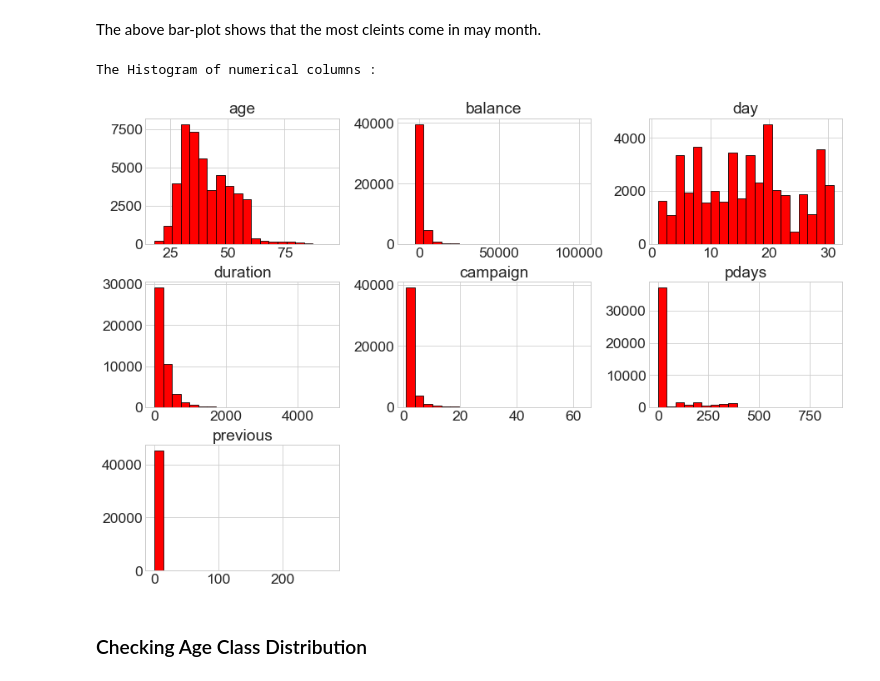
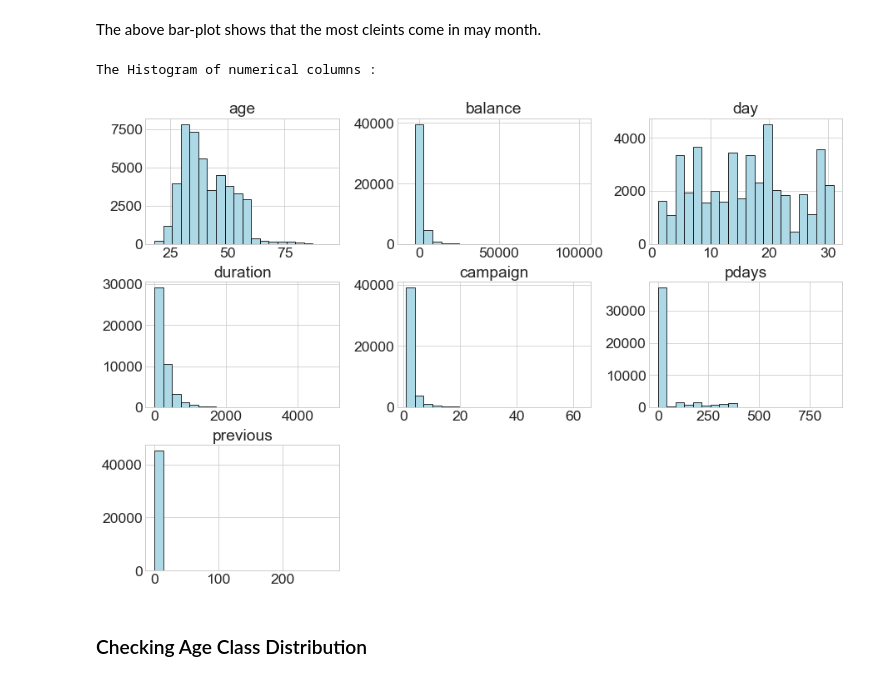
Before and after one commit to aditya230302/Bank-Full-EDA, a Jupyter notebook: bank123456789.ipynb, the cells around one changed output. Cells and saved outputs as stored; diff of their text form; code cells hidden in the pictures.

Commit message:
Updated Graph

```diff
--- a/bank123456789.ipynb
+++ b/bank123456789.ipynb
@@ -417,13 +421,13 @@ The above bar-plot shows that the most cleints come in may month.
 # %%
 print("")
 print("The Histogram of numerical columns : ")
 plt.style.use('seaborn-whitegrid')
 
-data.hist(bins=20, figsize=(15,10), color='red',edgecolor='black')
+data.hist(bins=20, figsize=(15,10), color='lightblue',edgecolor='black')
 plt.show()
 # %% [output]
 The Histogram of numerical columns :
-[figure, old version]
+[figure, new version]
 # %% [markdown]
 ###  Checking Age Class Distribution
 # %%
```
Also changed, not shown: parts of 2 cells of this notebook.
